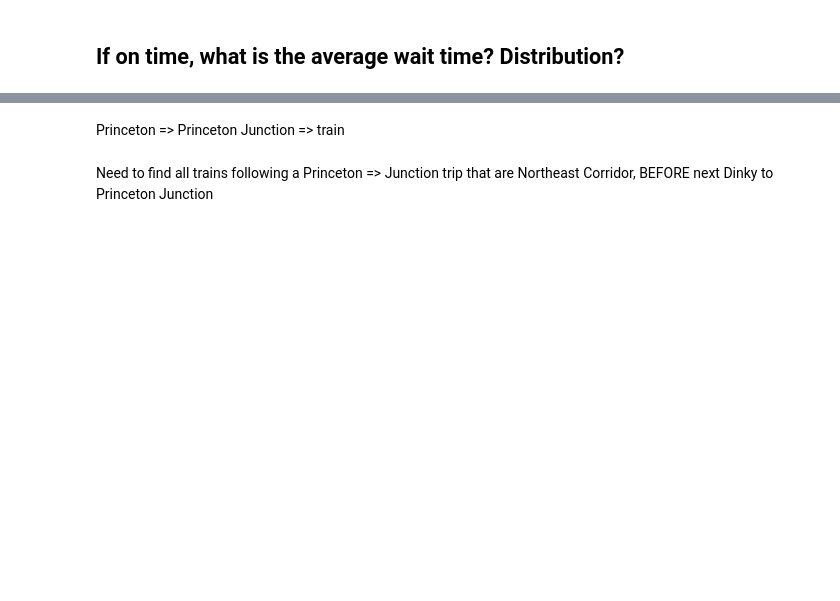
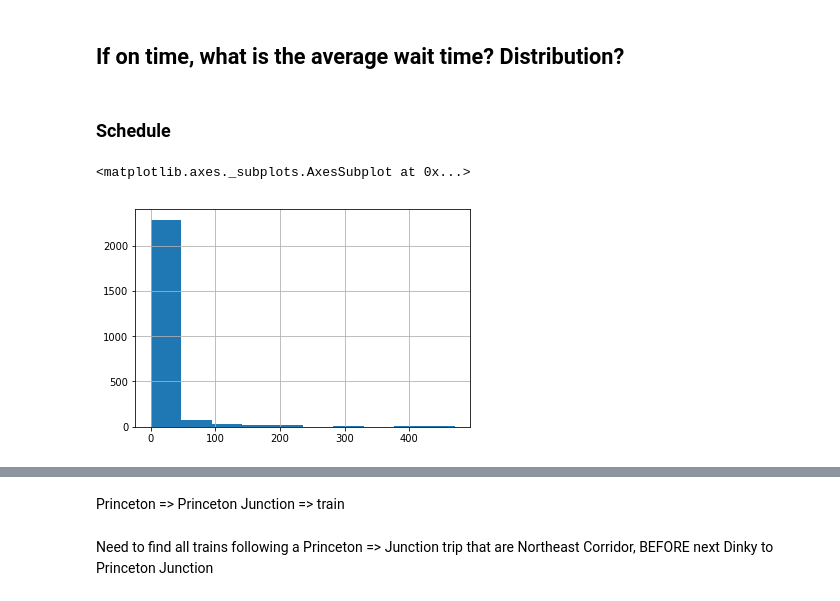
Before and after one commit to pranavbadami/njtransit, a Jupyter notebook: notebooks/analysis/dinky.ipynb, the cells around one changed output, grey strips where cells are left out. Drawn from its saved outputs; the diff is of its cells as text; code cells hidden in the pictures; blank space fills up the shorter version.

```diff
--- a/notebooks/analysis/dinky.ipynb
+++ b/notebooks/analysis/dinky.ipynb
@@ -784,2 +605,9 @@ sum(inbound_dinky["late"]) / len(inbound_dinky)
 # %% [markdown]
 ## If on time, what is the average wait time? Distribution?
+# %% [markdown]
+### Schedule
+# %%
+inbound_dinky["scheduled_wait_time"].hist()
+# %% [output]
+<matplotlib.axes._subplots.AxesSubplot at 0x...>
+[figure, added]
```
Also changed, not shown: parts of 139 cells of this notebook, 1 other file.
